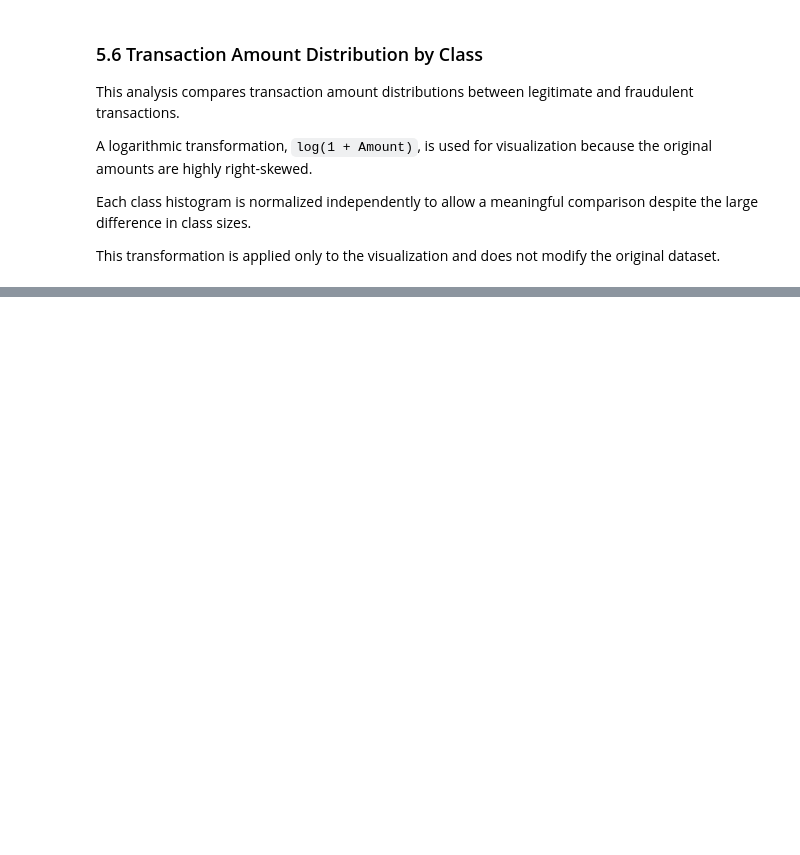
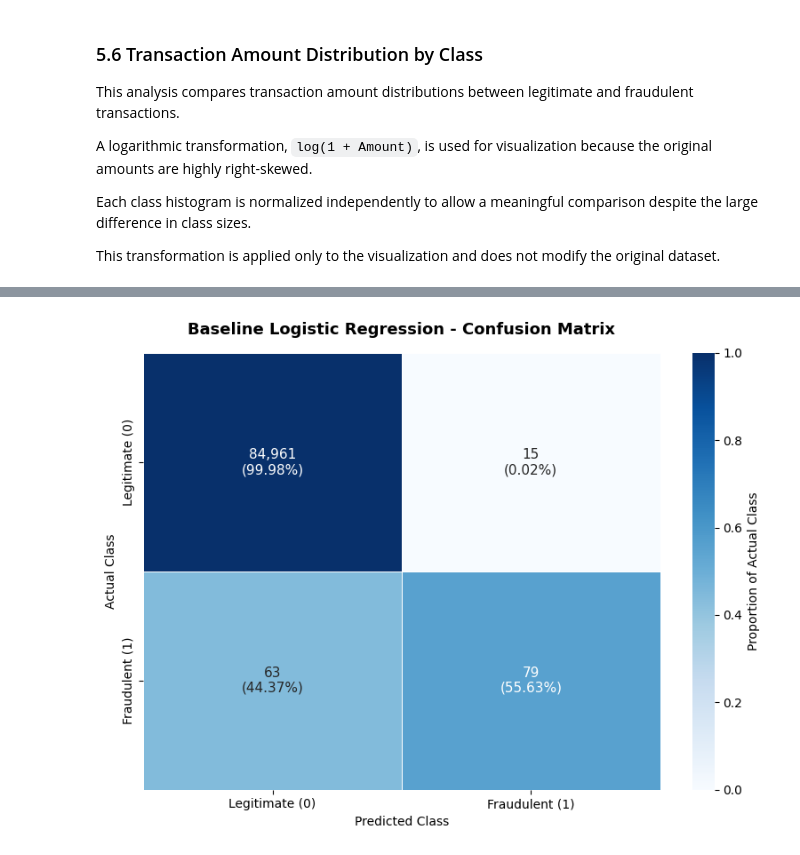
Before and after one commit to UbaidUllah777/Lab3-Fraud-Detection-Insurance-Cost-Prediction, a Jupyter notebook: Ubaid_Ullah_9110715_1_Lab3.ipynb, the cells around one changed output, grey strips where cells are left out. Drawn from its saved outputs; the diff is of its cells as text; code cells hidden in the pictures; blank space fills up the shorter version.

```diff
--- a/Ubaid_Ullah_9110715_1_Lab3.ipynb
+++ b/Ubaid_Ullah_9110715_1_Lab3.ipynb
@@ -574,0 +1132,48 @@ plt.show()
+# %%
+
+# Normalize the confusion matrix by actual class
+cm_normalized = cm / cm.sum(axis=1, keepdims=True)
+
+# Create annotations containing counts and percentages
+cm_annotations = np.array([
+    [
+        f"{cm[i, j]:,}\n({cm_normalized[i, j]:.2%})"
+        for j in range(cm.shape[1])
+    ]
+    for i in range(cm.shape[0])
+])
+
+# Create the normalized confusion matrix heatmap
+fig, ax = plt.subplots(figsize=(8, 6))
+
+sns.heatmap(
+    cm_normalized,
+    annot=cm_annotations,
+    fmt="",
+    cmap="Blues",
+    vmin=0,
+    vmax=1,
+    linewidths=0.5,
+    linecolor="white",
+    xticklabels=["Legitimate (0)", "Fraudulent (1)"],
+    yticklabels=["Legitimate (0)", "Fraudulent (1)"],
+    cbar_kws={"label": "Proportion of Actual Class"},
+    annot_kws={"fontsize": 11},
+    ax=ax
+)
+
+# Add descriptive title and axis labels
+ax.set_title(
+    "Baseline Logistic Regression - Confusion Matrix",
+    fontsize=13,
+    fontweight="bold",
+    pad=15
+)
+
+ax.set_xlabel("Predicted Class")
+ax.set_ylabel("Actual Class")
+
+plt.tight_layout()
+plt.show()
+# %% [output]
+[figure, added]
```
Also changed, not shown: parts of 25 cells of this notebook.
